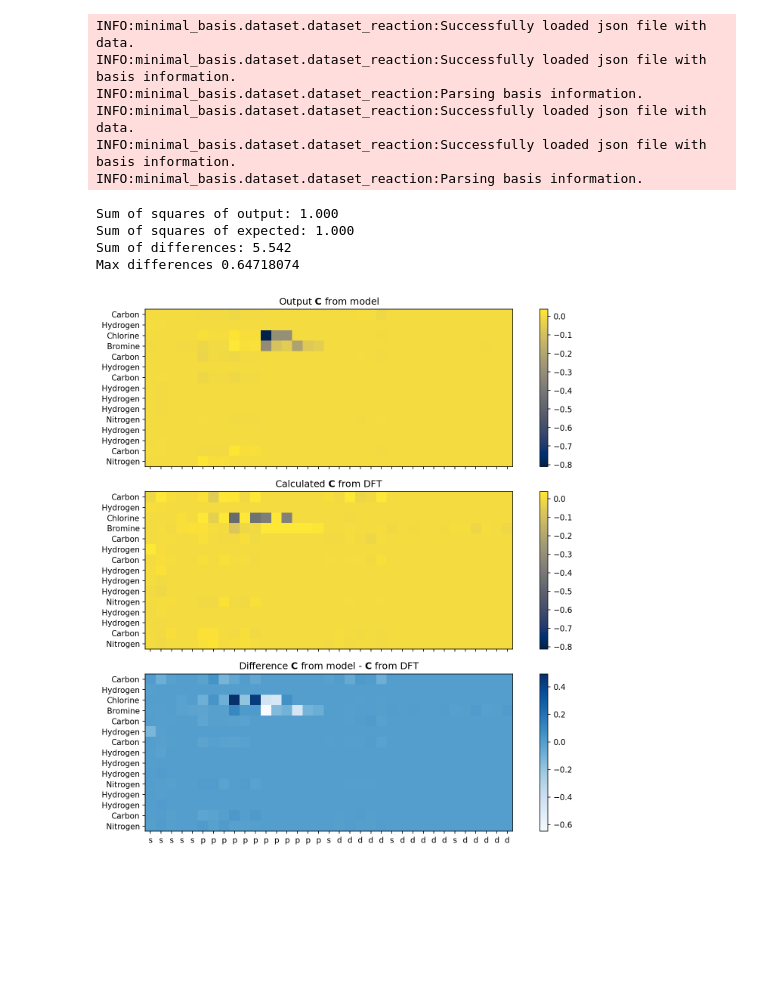
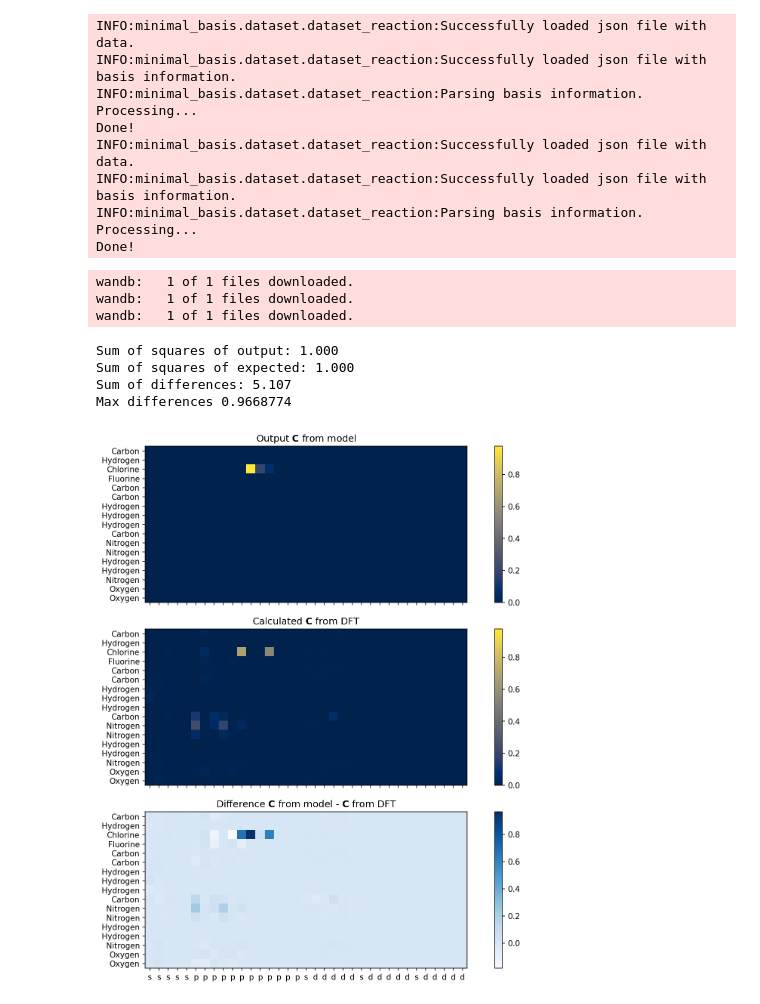
Before and after one commit to sudarshanv01/coeffnet, a Jupyter notebook: training/analyse_hamiltonian_dataset.ipynb, the cells around one changed output. Saved outputs shown, nothing was run; the diff lists cells and outputs as text; code cells hidden in the pictures; blank space fills up the shorter version.

```diff
--- a/training/analyse_hamiltonian_dataset.ipynb
+++ b/training/analyse_hamiltonian_dataset.ipynb
@@ -43,8 +43,8 @@ View run at https://wandb.ai/sudarshanvj/minimal-basis-training/runs/rlaehze2
 # %%
 inputs = read_inputs_yaml(os.path.join("input_files", "reaction_model.yaml"))
 
-train_json_filename = inputs["debug_train_json"]
-validate_json_filename = inputs["debug_validate_json"]
+train_json_filename = inputs["train_json"]
+validate_json_filename = inputs["validate_json"]
 kwargs_dataset = inputs["dataset_options"]
 kwargs_dataset["use_minimal_basis_node_features"] = inputs[
     "use_minimal_basis_node_features"
@@ -67,9 +67,13 @@ validation_dataset = ReactionDataset(
 INFO:minimal_basis.dataset.dataset_reaction:Successfully loaded json file with data.
 INFO:minimal_basis.dataset.dataset_reaction:Successfully loaded json file with basis information.
 INFO:minimal_basis.dataset.dataset_reaction:Parsing basis information.
+Processing...
+Done!
 INFO:minimal_basis.dataset.dataset_reaction:Successfully loaded json file with data.
 INFO:minimal_basis.dataset.dataset_reaction:Successfully loaded json file with basis information.
 INFO:minimal_basis.dataset.dataset_reaction:Parsing basis information.
+Processing...
+Done!
 # %%
 train_loader = DataLoader(train_dataset, batch_size=1, shuffle=True)
 validation_loader = DataLoader(validation_dataset, batch_size=1, shuffle=True)
@@ -116,16 +120,20 @@ fig.update_layout(
 
 fig.show()
 # %%
-artifact_coeff = run.use_artifact('sudarshanvj/reaction/reaction_model:v18', type='model')
+artifact_coeff = run.use_artifact('sudarshanvj/reaction/reaction_model:v22', type='model')
 artifact_dir_coeff = artifact_coeff.download()
-artifact_barrier = run.use_artifact('sudarshanvj/reaction/reaction_model:v17', type='model')
+artifact_barrier = run.use_artifact('sudarshanvj/reaction/reaction_model:v22', type='model')
 artifact_dir_barrier = artifact_barrier.download()
 artifact_forces = run.use_artifact('sudarshanvj/reaction/reaction_model:v16', type='model')
 artifact_dir_forces = artifact_forces.download()
+# %% [output]
+wandb:   1 of 1 files downloaded.
+wandb:   1 of 1 files downloaded.
+wandb:   1 of 1 files downloaded.
 # %%
 # Read in the model
-model = torch.load("output/reaction_model.pt")
-# model = torch.load(os.path.join(artifact_dir_coeff, "reaction_model.pt"), map_location=torch.device('cpu'))
+# model = torch.load("output/reaction_model.pt")
+model = torch.load(os.path.join(artifact_dir_coeff, "reaction_model.pt"), map_location=torch.device('cpu'))
 
 for idx, data in enumerate(train_loader):
     output = model(data)
@@ -155,36 +163,36 @@ for idx, data in enumerate(train_loader):
     cax.set_clim(axs[0].get_images()[0].get_clim())
     axs[1].set_title("Calculated $\mathbf{C}$ from DFT")
     cax = axs[2].imshow(difference, cmap="Blues")
     fig.colorbar(cax, ax=axs[2])
     axs[2].set_title("Difference $\mathbf{C}$ from model - $\mathbf{C}$ from DFT")
 
     tickvals = data.species.view(-1).detach().numpy().flatten()
     tickvals_species = [atomic_names[int(tickval)] for tickval in tickvals]
     axs[0].set_yticks(np.arange(len(tickvals)))
     axs[0].set_yticklabels(tickvals_species)
     axs[1].set_yticks(np.arange(len(tickvals)))
     axs[1].set_yticklabels(tickvals_species)
     axs[2].set_yticks(np.arange(len(tickvals)))
     axs[2].set_yticklabels(tickvals_species)
     axs[0].set_xticks(np.arange(35))
     # axs[0].set_xticks(np.arange(4))
     axs[0].set_xticklabels(5 *["s"] + 12*["p"] + 3*["s" , "d" , "d" , "d" , "d" , "d"])
     # axs[0].set_xticklabels(1*["s"] + 3*["p"])
     # axs[0].set_ylabel("Atom Number")
     # axs[1].set_ylabel("Atom Number")
     # axs[2].set_ylabel("Atom Number")
     fig.tight_layout()
     # Improve dpi
     fig.set_dpi(150)
     plt.show()
 
     break
 # %% [output]
 Sum of squares of output: 1.000
 Sum of squares of expected: 1.000
-Sum of differences: 5.542
-Max differences 0.64718074
+Sum of differences: 5.107
+Max differences 0.9668774
-[figure, old version]
+[figure, new version]
 # %%
 all_output_c = []
 all_expected_c = []
```
Also changed, not shown: parts of 1 cell of this notebook, 1 other file.
